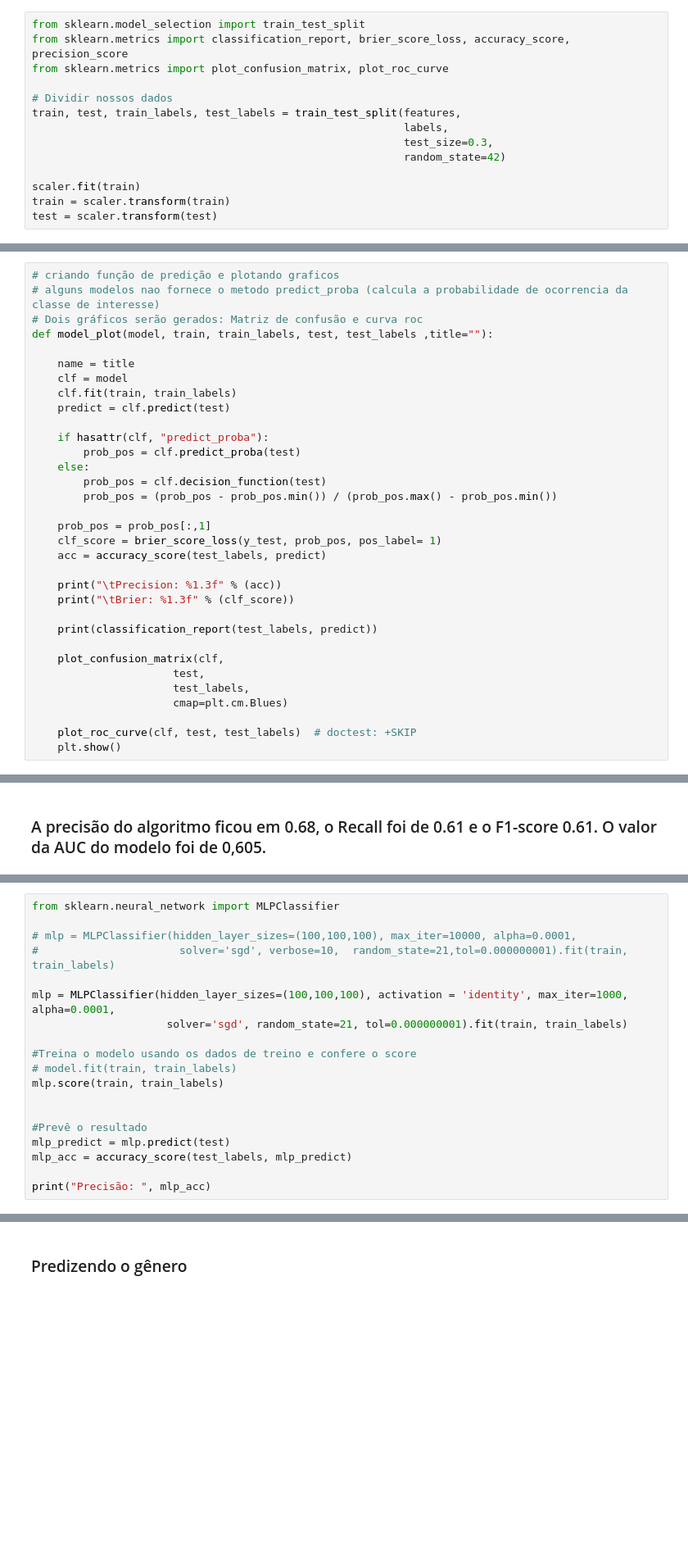
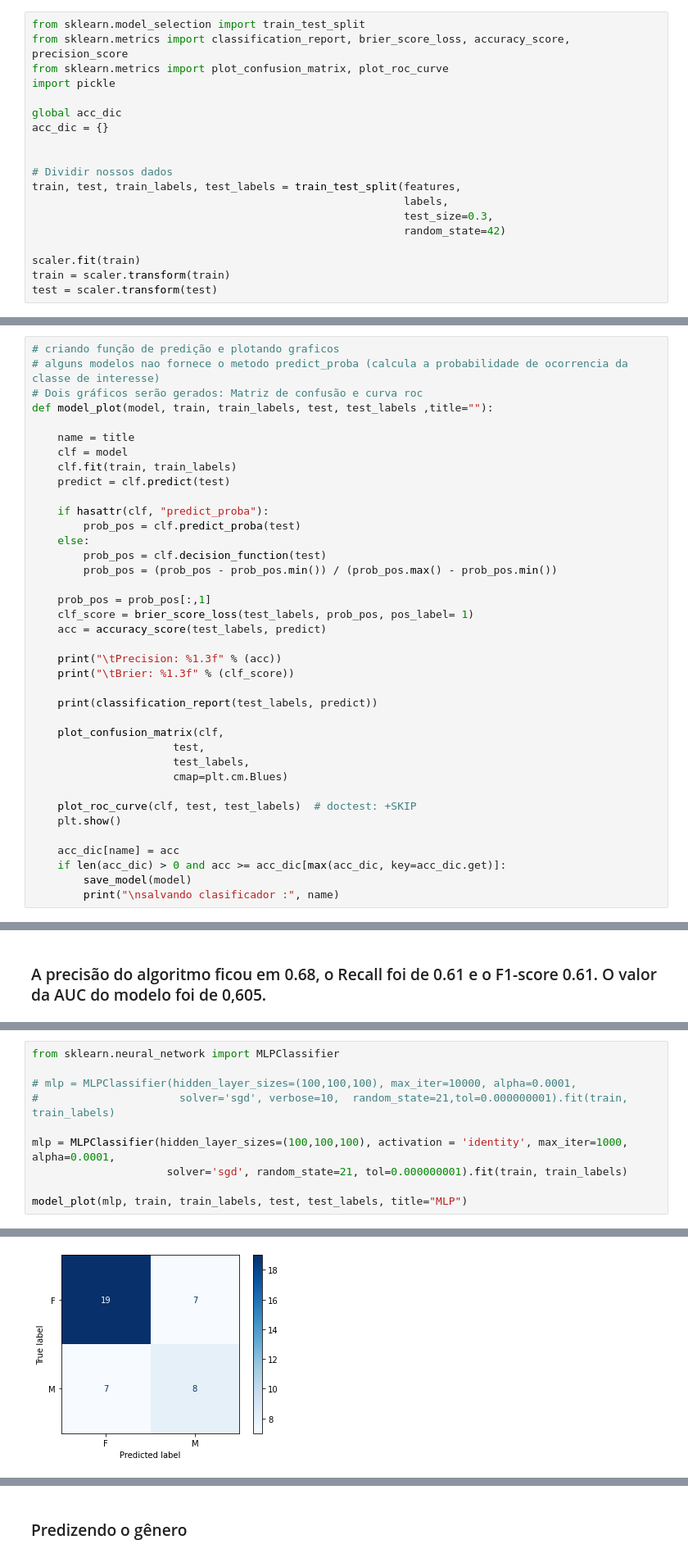
Before and after one commit to lgribeiro/classificador-de-genero, a Jupyter notebook: predict.ipynb, the cells around one changed output, grey strips where cells are left out. Shown at 82% size. Cells and saved outputs as stored; diff of their text form; blank space fills up the shorter version.

```diff
--- a/predict.ipynb
+++ b/predict.ipynb
@@ -187,6 +192,11 @@ df.corr().style.format("{:0.2}").background_gradient(cmap=plt.get_cmap('coolwarm
 from sklearn.model_selection import train_test_split
 from sklearn.metrics import classification_report, brier_score_loss, accuracy_score, precision_score
 from sklearn.metrics import plot_confusion_matrix, plot_roc_curve
+import pickle
+
+global acc_dic
+acc_dic = {}
+
 
 # Dividir nossos dados
 train, test, train_labels, test_labels = train_test_split(features,
@@ -240,7 +232,7 @@ def model_plot(model, train, train_labels, test, test_labels ,title=""):
         prob_pos = (prob_pos - prob_pos.min()) / (prob_pos.max() - prob_pos.min())
 
     prob_pos = prob_pos[:,1]
-    clf_score = brier_score_loss(y_test, prob_pos, pos_label= 1)
+    clf_score = brier_score_loss(test_labels, prob_pos, pos_label= 1)
     acc = accuracy_score(test_labels, predict)
 
     print("\tPrecision: %1.3f" % (acc))
@@ -255,3 +247,8 @@ def model_plot(model, train, train_labels, test, test_labels ,title=""):
 
     plot_roc_curve(clf, test, test_labels)  # doctest: +SKIP
     plt.show()
+
+    acc_dic[name] = acc
+    if len(acc_dic) > 0 and acc >= acc_dic[max(acc_dic, key=acc_dic.get)]:
+        save_model(model)
+        print("\nsalvando clasificador :", name)
@@ -402,14 +392,5 @@ from sklearn.neural_network import MLPClassifier
 mlp = MLPClassifier(hidden_layer_sizes=(100,100,100), activation = 'identity', max_iter=1000, alpha=0.0001,
                      solver='sgd', random_state=21, tol=0.000000001).fit(train, train_labels)
 
-#Treina o modelo usando os dados de treino e confere o score
-# model.fit(train, train_labels)
-mlp.score(train, train_labels)
-
-
-#Prevê o resultado
-mlp_predict = mlp.predict(test)
-mlp_acc = accuracy_score(test_labels, mlp_predict)
-
-print("Precisão: ", mlp_acc)
+model_plot(mlp, train, train_labels, test, test_labels, title="MLP")
 # %% [output]
@@ -416,0 +407 @@ Precisão:  0.6585365853658537
+[figure, added]
```
Also changed, not shown: parts of 20 cells of this notebook, 2 other files.
